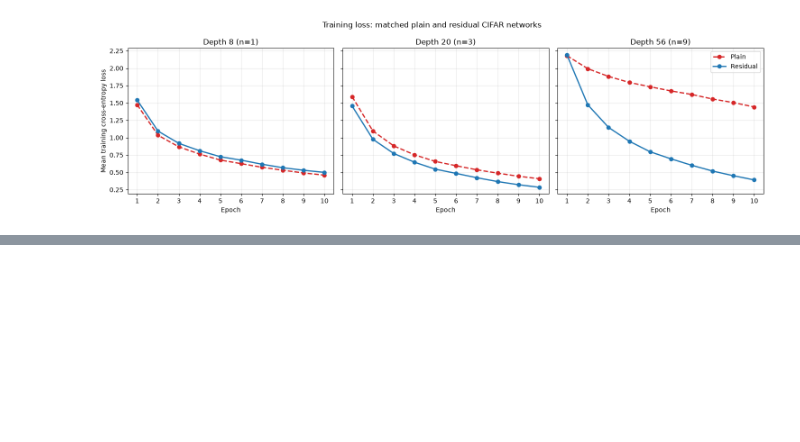
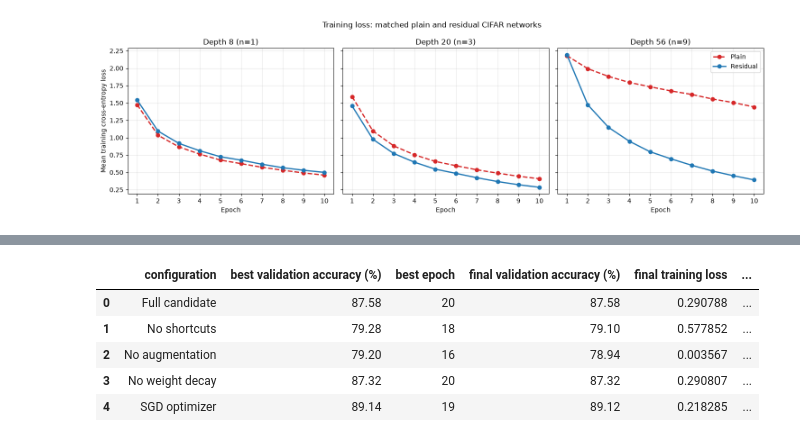
Before and after one commit to LahiruMJ11/CNN-with-CIFAR10, a Jupyter notebook: CNN with CIFAR10.ipynb, the cells around one changed output, grey strips where cells are left out. Saved outputs shown, nothing was run; the diff lists cells and outputs as text; code cells hidden in the pictures; blank space fills up the shorter version.

```diff
--- a/CNN with CIFAR10.ipynb
+++ b/CNN with CIFAR10.ipynb
@@ -2424,0 +2604,17 @@ Depth is not uniformly beneficial even with shortcuts: residual-20 reaches a low
+# %%
+task4_ablation_results = pd.DataFrame(task4_selection_records)
+task4_ablation_results["validation change vs full (pp)"] = (
+    task4_ablation_results["best validation accuracy (%)"]
+    - task4_ablation_results.loc[
+        task4_ablation_results["configuration"] == "Full candidate",
+        "best validation accuracy (%)",
+    ].iloc[0]
+)
+task4_ablation_results
+# %% [output]
+|  | configuration | best validation accuracy (%) | best epoch | final validation accuracy (%) | final training loss | ... |
+| 0 | Full candidate | 87.58 | 20 | 87.58 | 0.290788 | ... |
+| 1 | No shortcuts | 79.28 | 18 | 79.10 | 0.577852 | ... |
+| 2 | No augmentation | 79.20 | 16 | 78.94 | 0.003567 | ... |
+| 3 | No weight decay | 87.32 | 20 | 87.32 | 0.290807 | ... |
+| 4 | SGD optimizer | 89.14 | 19 | 89.12 | 0.218285 | ... |
```
Also changed, not shown: parts of 39 cells of this notebook.
